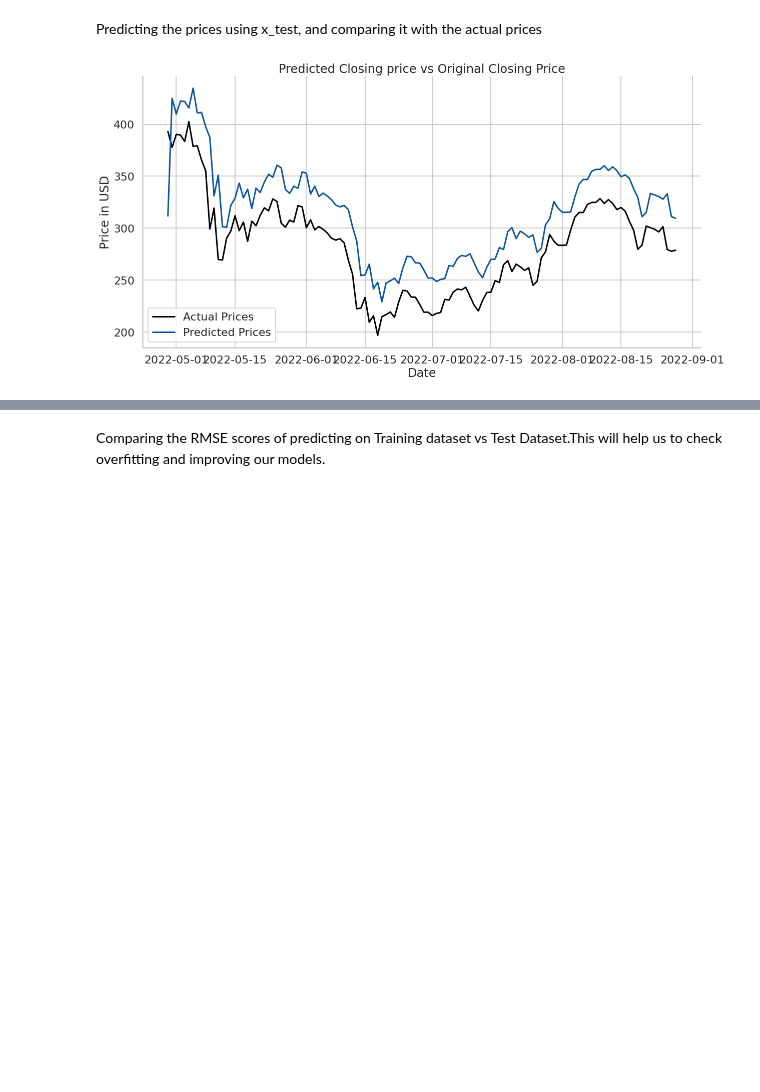
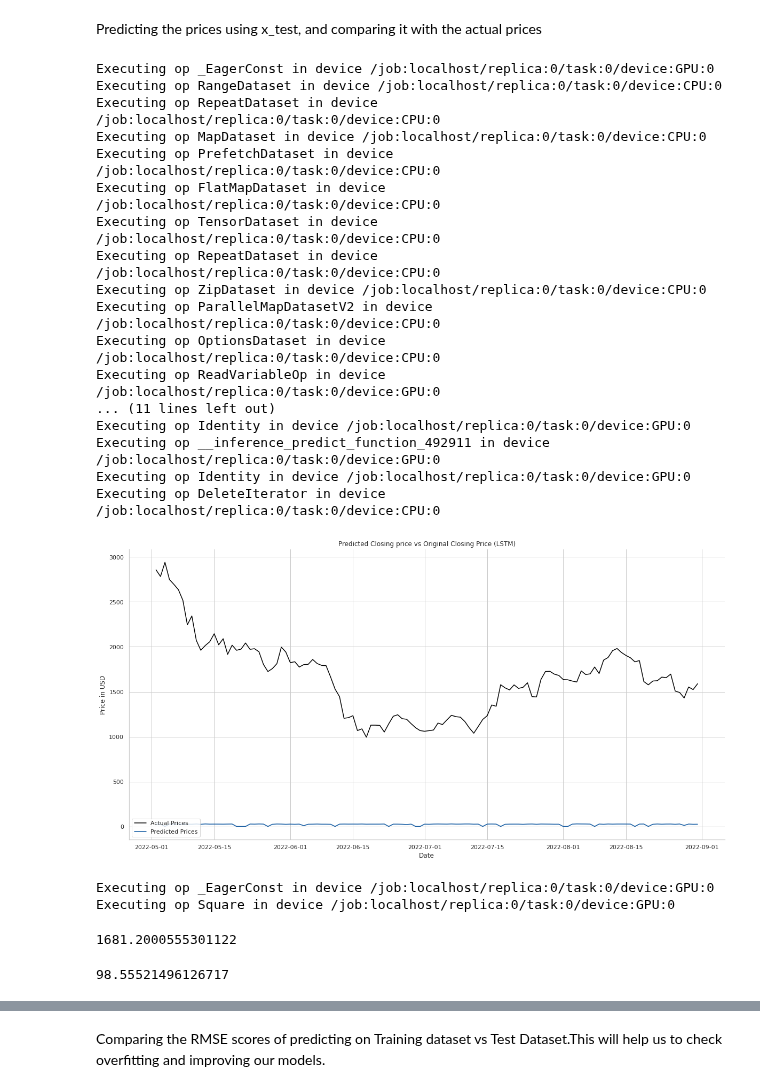
Before and after one commit to akhil14shukla/Crypto-Prediction, a Jupyter notebook: main_LSTM.ipynb, the cells around one changed output, grey strips where cells are left out. Drawn from its saved outputs; the diff is of its cells as text; code cells hidden in the pictures; blank space fills up the shorter version.

Commit message:
Added prophet model, improved ARIMA model by adding tuning, changed training and testing pattern of LSTM model and added GPU for colab

```diff
--- a/main_LSTM.ipynb
+++ b/main_LSTM.ipynb
@@ -189,14 +209,14 @@ final_data["High_Low"] = data['High']/data['Low']
 final_data['t1'] = (np.power(data["High"]-data["Low"],3))
 final_data['Close'] = data['Close']
 store = final_data
-final_data = pd.DataFrame(difference((final_data)))
+# final_data = pd.DataFrame(difference((final_data)))
 final_data.head()
-# scaler = PowerTransformer(method="yeo-johnson", standardize=True)
-scaler = MinMaxScaler(feature_range=(-1,1))
-scaler_close = MinMaxScaler(feature_range=(0,1))
-scaled_data = scaler.fit_transform(final_data.iloc[:,:3])
-scaled_close = scaler_close.fit_transform(final_data.iloc[:,3:4])
-scaled_data = np.concatenate((scaled_data,scaled_close),axis=1)
+# # scaler = PowerTransformer(method="yeo-johnson", standardize=True)
+# scaler = MinMaxScaler(feature_range=(-1,1))
+# scaler_close = MinMaxScaler(feature_range=(0,1))
+# scaled_data = scaler.fit_transform(final_data.iloc[:,:3])
+# scaled_close = scaler_close.fit_transform(final_data.iloc[:,3:4])
+# scaled_data = np.concatenate((scaled_data,scaled_close),axis=1)
 # logged_data = np.log10(data['Close'])
 # scaled_data, lambda_data = (boxcox(data['Close']))#difference(logged_data).to_numpy()
 # new = difference((data['Close'],1)
@@ -267,7 +295,7 @@ future_days=0
 # store = scaled_data
 # scaled_data = np.array(difference(scaled_data))
 x_train, y_train = [], []
-
+scaled_data=np.array(final_data)
 for x in range(prediction_days, len(scaled_data)-future_days-prediction_days-122):
     x_train.append(scaled_data[x-prediction_days:x])
     y_train.append(scaled_data[x+future_days:x+122,scaled_data.shape[1]-1])
@@ -370,7 +555,7 @@ The reason for the above process is, to predict the first few predictions, we al
 test_start = dt.datetime.now()-dt.timedelta(days=121)
 test_end = dt.datetime.now()
 
-test_data = pdr.get_data_yahoo("BNB-USD", test_start, test_end)
+test_data = pdr.get_data_yahoo("ETH-USD", test_start, test_end)
 
 final_test = pd.DataFrame()
 final_test['Close_Open'] = np.power(test_data['Close']-test_data['Open'],3)
@@ -378,15 +563,15 @@ final_test['High_Low'] = test_data['High']/test_data['Low']
 final_test['t1'] = np.power(test_data["High"]-test_data["Low"],3)
 final_test['Close'] = test_data['Close']
 
-total_dataset = pd.concat((store,final_test),axis=0)
-model_inputs = (total_dataset[len(total_dataset) - len(test_data)-prediction_days-1:])
+# total_dataset = pd.concat((store,final_test),axis=0)
+model_inputs = (store[len(store) - len(test_data)-prediction_days:-len(test_data)])
 # model_inputs=difference(np.log10((model_inputs))).to_numpy()
 # model_inputs = model_inputs
 
 store_model_inputs = (model_inputs)
-model_inputs = np.array(difference(model_inputs))
+model_inputs = np.array((model_inputs))
 
-model_inputs = np.concatenate((scaler.transform(model_inputs[:,:3]), scaler_close.transform(model_inputs[:,3:4])),axis=1)
+# model_inputs = np.concatenate((scaler.transform(model_inputs[:,:3]), scaler_close.transform(model_inputs[:,3:4])),axis=1)
 # actual_prices = (store_model_inputs[prediction_days+1:,3])# difference(np.log10((test_data['Close']))).to_numpy()
 # orig_recover_data = np.concatenate((np.array(store_model_inputs[prediction_days, store_model_inputs.shape[1]-1]).reshape(-1,1),actual_prices),axis=0)
 
@@ -394,7 +579,7 @@ model_inputs = np.concatenate((scaler.transform(model_inputs[:,:3]), scaler_clos
 x_test = []
 # for x in range(prediction_days, len(model_inputs)):
 #     x_test.append(model_inputs[x-prediction_days:x])
-x_test = np.array([np.array(model_inputs[-prediction_days-122:-122])])
+x_test = np.array([np.array(final_data[-prediction_days-122:-122])])
 # x_test = np.reshape(x_test, (x_test.shape[0], x_test.shape[1],1))
 # %% [output]
 [*********************100%***********************]  1 of 1 completed
@@ -403,4 +588,4 @@ x_test = np.array([np.array(model_inputs[-prediction_days-122:-122])])
 # a = (1,2,3)
 # a[3:]
 # # np.array(store_model_inputs[prediction_days, store_model_inputs.shape[1]-1]).reshape(-1,1)
-x_test.shape
+x_test = np.array([model_inputs])
@@ -433,18 +639,35 @@ array([[[0.62798333, 0.7331246 , 0.85886085, ..., 0.8425005 ,
 Predicting the prices using x_test, and comparing it with the actual prices
 # %%
 prediction_prices = model.predict(x_test)
-prediction_prices = scaler_close.inverse_transform(prediction_prices)
-prediction_prices = invert_difference(total_dataset.iloc[-123:,3],prediction_prices)
-sns.set(palette=sns.color_palette("Blues_r"),style="whitegrid",context="poster", font_scale=1)
+# prediction_prices = scaler_close.inverse_transform(prediction_prices)
+# prediction_prices = invert_difference(total_dataset.iloc[-123,3],prediction_prices)
+sns.set(palette=sns.color_palette("Blues_r"),style="whitegrid", font_scale=1)
 fig, ax = plt.subplots(figsize=(20,10))
 # prediction_prices = scaler.inverse_transform(prediction_prices)
-plt.plot(test_data.index[0:],actual_prices,color='black', label='Actual Prices')
-plt.plot(test_data.index[0:],prediction_prices, label='Predicted Prices')
-plt.title("Predicted Closing price vs Original Closing Price")
+plt.plot(test_data.index[0:],total_dataset.iloc[-122:,3],color='black', label='Actual Prices')
+plt.plot(test_data.index[0:],prediction_prices[0], label='Predicted Prices')
+plt.title("Predicted Closing price vs Original Closing Price (LSTM)")
 plt.xlabel('Date')
 plt.ylabel('Price in USD')
 sns.despine(top=True,right=True,bottom=False, left=False)# prediction_prices = scaler.inverse_transform(prediction_prices)
 plt.legend(loc='lower left')
 plt.show()
 # %% [output]
+Executing op _EagerConst in device /job:localhost/replica:0/task:0/device:GPU:0
+Executing op RangeDataset in device /job:localhost/replica:0/task:0/device:CPU:0
+Executing op RepeatDataset in device /job:localhost/replica:0/task:0/device:CPU:0
+Executing op MapDataset in device /job:localhost/replica:0/task:0/device:CPU:0
+Executing op PrefetchDataset in device /job:localhost/replica:0/task:0/device:CPU:0
+Executing op FlatMapDataset in device /job:localhost/replica:0/task:0/device:CPU:0
+Executing op TensorDataset in device /job:localhost/replica:0/task:0/device:CPU:0
+Executing op RepeatDataset in device /job:localhost/replica:0/task:0/device:CPU:0
+Executing op ZipDataset in device /job:localhost/replica:0/task:0/device:CPU:0
+Executing op ParallelMapDatasetV2 in device /job:localhost/replica:0/task:0/device:CPU:0
+Executing op OptionsDataset in device /job:localhost/replica:0/task:0/device:CPU:0
+Executing op ReadVariableOp in device /job:localhost/replica:0/task:0/device:GPU:0
+... (11 lines left out)
+Executing op Identity in device /job:localhost/replica:0/task:0/device:GPU:0
+Executing op __inference_predict_function_492911 in device /job:localhost/replica:0/task:0/device:GPU:0
+Executing op Identity in device /job:localhost/replica:0/task:0/device:GPU:0
+Executing op DeleteIterator in device /job:localhost/replica:0/task:0/device:CPU:0
-[figure, old version]
+[figure, new version]
@@ -451,3 +678,14 @@ plt.show()
+# %%
+# rmse(prediction_prices[0],total_dataset.iloc[-122:,3])
+np.sqrt(np.mean(backend.square(prediction_prices[0] - test_data['Close'][:]), axis=-1))
+# %% [output]
+Executing op _EagerConst in device /job:localhost/replica:0/task:0/device:GPU:0
+Executing op Square in device /job:localhost/replica:0/task:0/device:GPU:0
+1681.2000555301122
+# %%
+mean_absolute_percentage_error(test_data['Close'][:],prediction_prices[0])
+# %% [output]
+98.55521496126717
 # %%
 sns.set(palette=sns.color_palette("Blues_r"),style="whitegrid",context="poster", font_scale=1)
 fig, ax = plt.subplots(figsize=(20,10))
```
Also changed, not shown: parts of 28 cells of this notebook, 3 other files.
